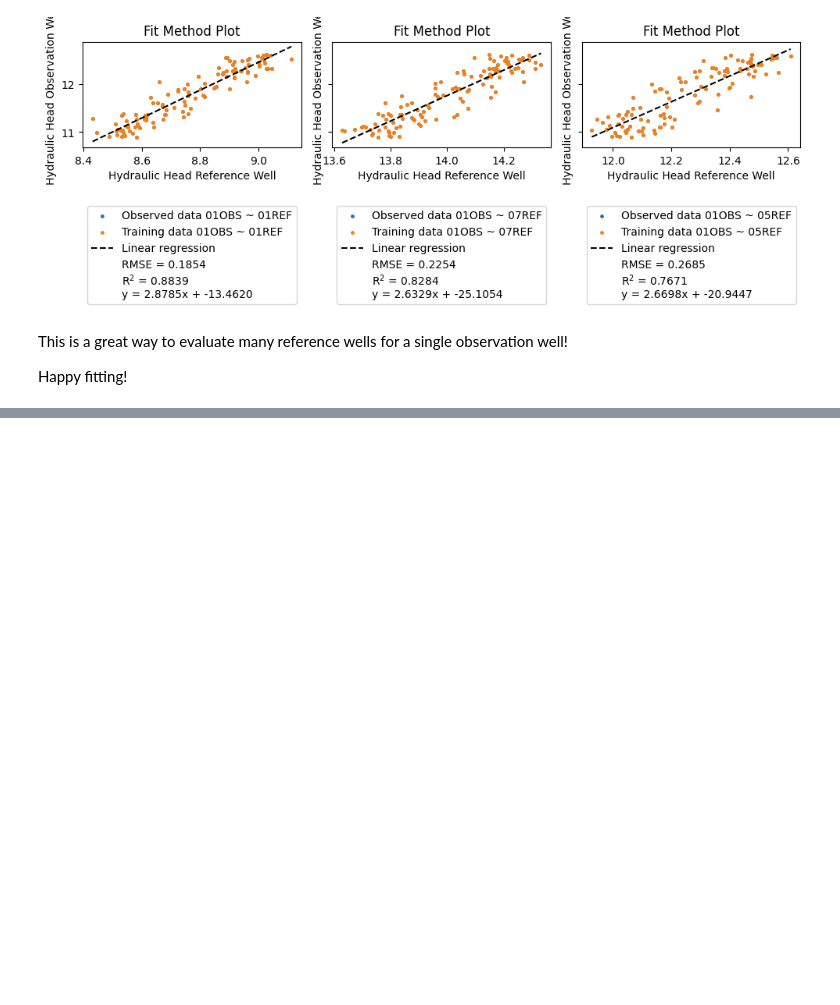
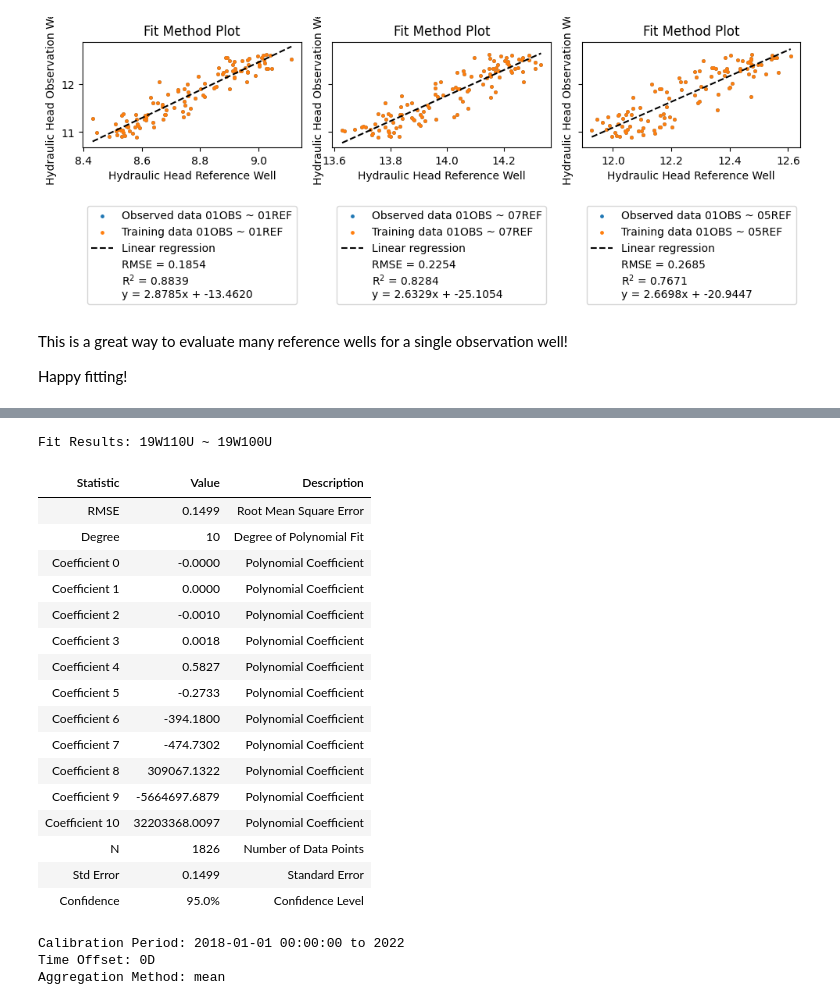
Before and after one commit to sgfsweden/gwrefpy, a Jupyter notebook: docs/user_guide/2_fitting_wells.ipynb, the cells around one changed output, grey strips where cells are left out. Cells and saved outputs as stored; diff of their text form; code cells hidden in the pictures; blank space fills up the shorter version.

```diff
--- a/docs/user_guide/2_fitting_wells.ipynb
+++ b/docs/user_guide/2_fitting_wells.ipynb
@@ -189,0 +193,31 @@ Happy fitting!
+# %%
+model.fit(
+    obs_well="19W110U",
+    ref_well="19W100U",
+    offset="0D",
+    tmax="2022",
+    method="npolyfit",
+    degree=10,
+)
+# %% [output]
+Fit Results: 19W110U ~ 19W100U
+| Statistic | Value | Description |
+| RMSE | 0.1499 | Root Mean Square Error |
+| Degree | 10 | Degree of Polynomial Fit |
+| Coefficient 0 | -0.0000 | Polynomial Coefficient |
+| Coefficient 1 | 0.0000 | Polynomial Coefficient |
+| Coefficient 2 | -0.0010 | Polynomial Coefficient |
+| Coefficient 3 | 0.0018 | Polynomial Coefficient |
+| Coefficient 4 | 0.5827 | Polynomial Coefficient |
+| Coefficient 5 | -0.2733 | Polynomial Coefficient |
+| Coefficient 6 | -394.1800 | Polynomial Coefficient |
+| Coefficient 7 | -474.7302 | Polynomial Coefficient |
+| Coefficient 8 | 309067.1322 | Polynomial Coefficient |
+| Coefficient 9 | -5664697.6879 | Polynomial Coefficient |
+| Coefficient 10 | 32203368.0097 | Polynomial Coefficient |
+| N | 1826 | Number of Data Points |
+| Std Error | 0.1499 | Standard Error |
+| Confidence | 95.0% | Confidence Level |
+Calibration Period: 2018-01-01 00:00:00 to 2022
+Time Offset: 0D
+Aggregation Method: mean
```
Also changed, not shown: parts of 7 cells of this notebook, 3 other files.
